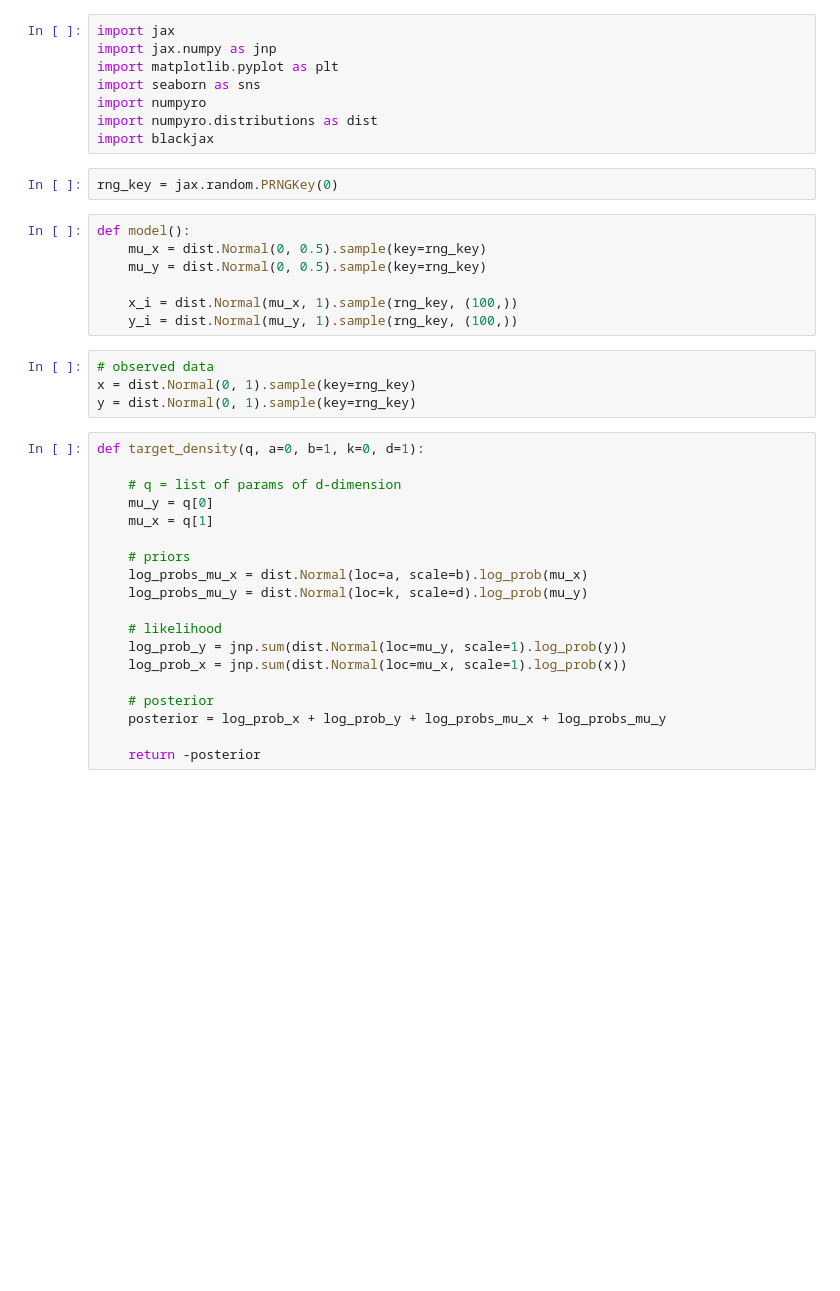
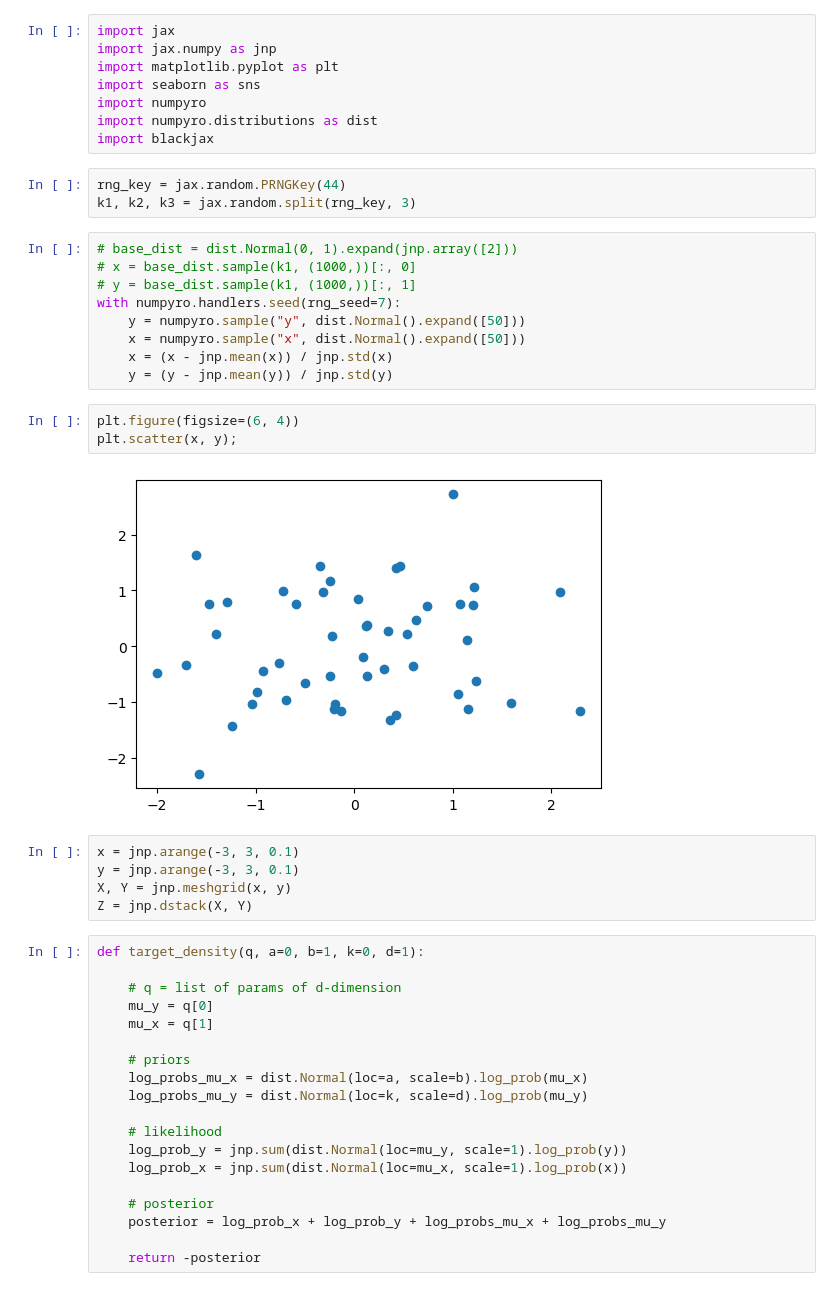
Before and after one commit to GStechschulte/books-with-code, a Jupyter notebook: statistical_rethinking/ch9_hmc.ipynb, the cells around one changed output. Drawn from its saved outputs; the diff is of its cells as text; blank space fills up the shorter version.

```diff
--- a/statistical_rethinking/ch9_hmc.ipynb
+++ b/statistical_rethinking/ch9_hmc.ipynb
@@ -6,19 +6,28 @@ import seaborn as sns
 import numpyro
 import numpyro.distributions as dist
 import blackjax
-# %%
-rng_key = jax.random.PRNGKey(0)
-# %%
-def model():
-    mu_x = dist.Normal(0, 0.5).sample(key=rng_key)
-    mu_y = dist.Normal(0, 0.5).sample(key=rng_key)
-
-    x_i = dist.Normal(mu_x, 1).sample(rng_key, (100,))
-    y_i = dist.Normal(mu_y, 1).sample(rng_key, (100,))
-# %%
-# observed data
-x = dist.Normal(0, 1).sample(key=rng_key)
-y = dist.Normal(0, 1).sample(key=rng_key)
+# %%
+rng_key = jax.random.PRNGKey(44)
+k1, k2, k3 = jax.random.split(rng_key, 3)
+# %%
+# base_dist = dist.Normal(0, 1).expand(jnp.array([2]))
+# x = base_dist.sample(k1, (1000,))[:, 0]
+# y = base_dist.sample(k1, (1000,))[:, 1]
+with numpyro.handlers.seed(rng_seed=7):
+    y = numpyro.sample("y", dist.Normal().expand([50]))
+    x = numpyro.sample("x", dist.Normal().expand([50]))
+    x = (x - jnp.mean(x)) / jnp.std(x)
+    y = (y - jnp.mean(y)) / jnp.std(y)
+# %%
+plt.figure(figsize=(6, 4))
+plt.scatter(x, y);
+# %% [output]
+[figure, added]
+# %%
+x = jnp.arange(-3, 3, 0.1)
+y = jnp.arange(-3, 3, 0.1)
+X, Y = jnp.meshgrid(x, y)
+Z = jnp.dstack(X, Y)
 # %%
 def target_density(q, a=0, b=1, k=0, d=1):
 
```
Also changed, not shown: parts of 11 cells of this notebook.
